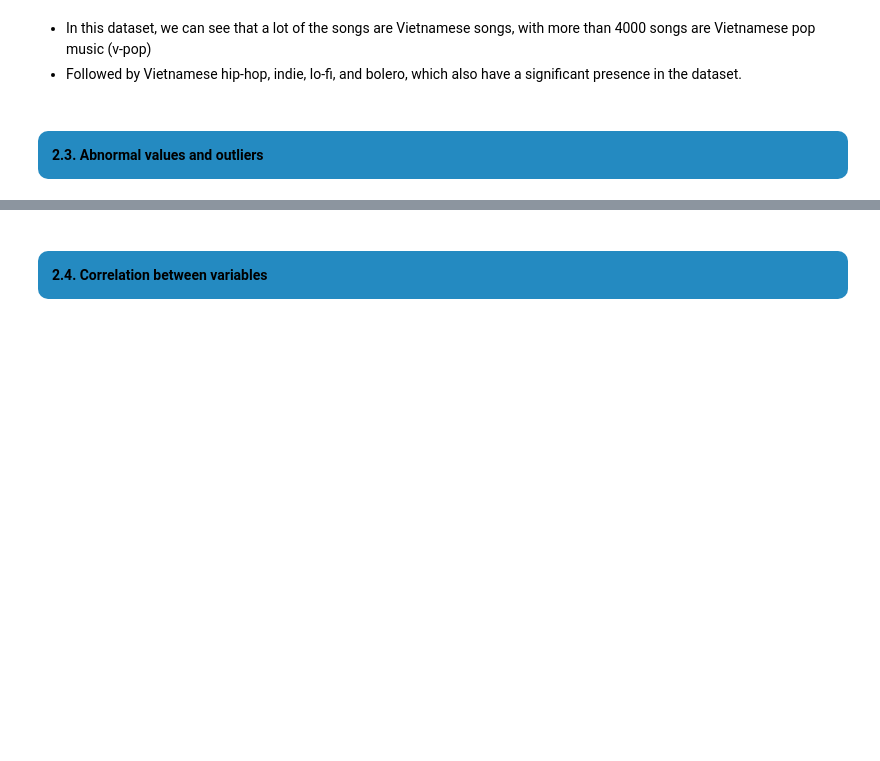
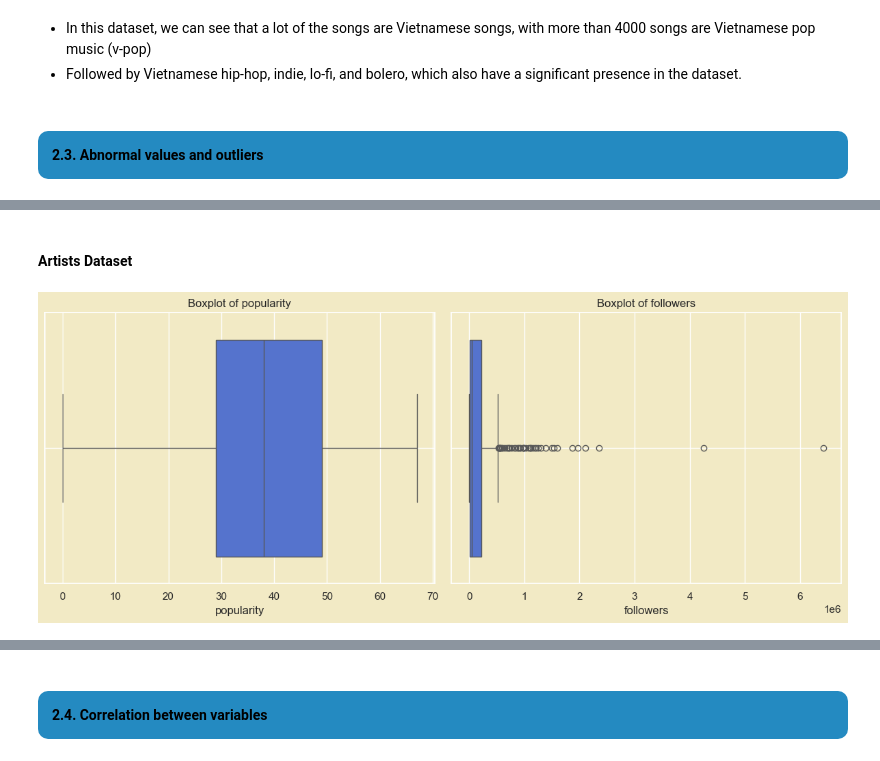
Before and after one commit to truongthuankiet1990gmailcom/Data-Visualization-HW1, a Jupyter notebook: notebook.ipynb, the cells around one changed output, grey strips where cells are left out. Cells and saved outputs as stored; diff of their text form; code cells hidden in the pictures; blank space fills up the shorter version.

```diff
--- a/notebook.ipynb
+++ b/notebook.ipynb
@@ -2217,0 +2237,17 @@ categorical_columns_plot(categorical_cols, column_name='genres',
+# %% [markdown]
+#### Artists Dataset
+# %%
+sns.set_style('darkgrid')
+sns.set(rc={"axes.facecolor":"#F2EAC5","figure.facecolor":"#F2EAC5"})
+num_cols = len(numerical_cols_artists.columns)
+fig, axes = plt.subplots(1, num_cols, figsize=(12, 5))
+
+for i, col in enumerate(numerical_cols_artists.columns):
+    sns.boxplot(x=col, data=vn_artists, ax=axes[i], color='royalblue')
+    axes[i].set_title(f"Boxplot of {col}")
+    axes[i].grid(True)
+
+plt.tight_layout()
+plt.show()
+# %% [output]
+[figure, added]
```
Also changed, not shown: parts of 14 cells of this notebook.
